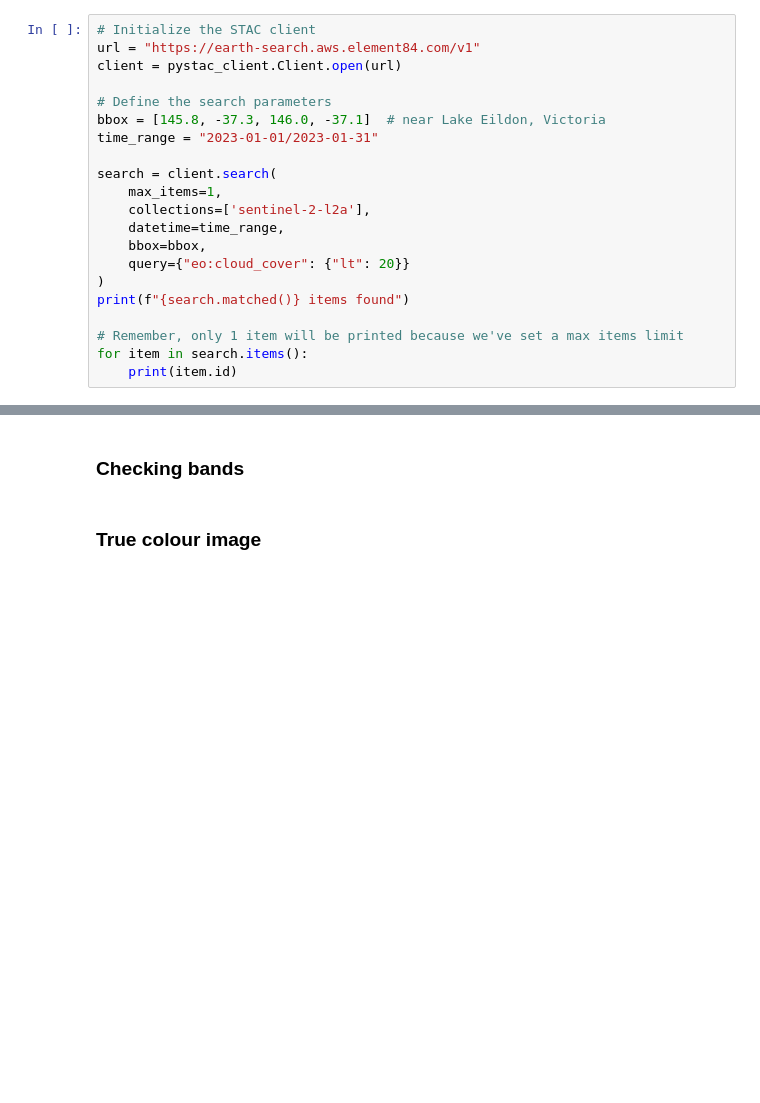
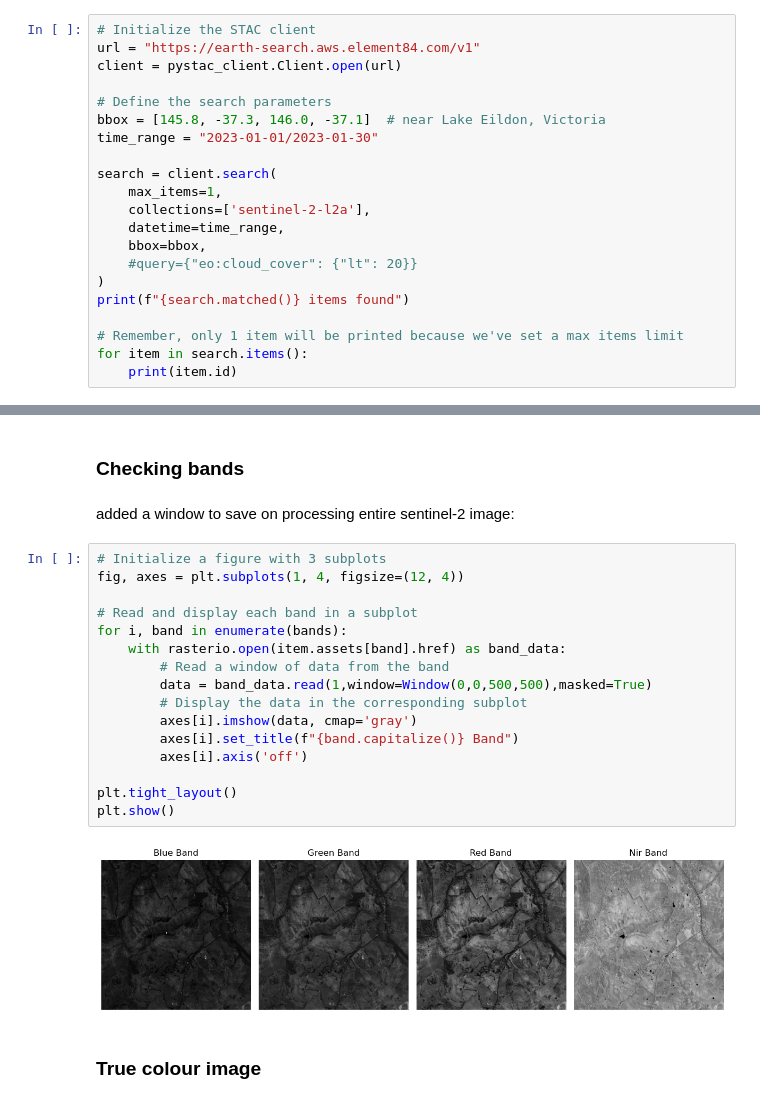
Before and after one commit to Sensand-AI/data-notebooks, a Jupyter notebook: notebooks/evergreen-resources/working-with-raster-data.ipynb, the cells around one changed output, grey strips where cells are left out. Saved outputs shown, nothing was run; the diff lists cells and outputs as text; blank space fills up the shorter version.

```diff
--- a/notebooks/evergreen-resources/working-with-raster-data.ipynb
+++ b/notebooks/evergreen-resources/working-with-raster-data.ipynb
@@ -30,14 +36,14 @@ client = pystac_client.Client.open(url)
 
 # Define the search parameters
 bbox = [145.8, -37.3, 146.0, -37.1]  # near Lake Eildon, Victoria
-time_range = "2023-01-01/2023-01-31"
+time_range = "2023-01-01/2023-01-30"
 
 search = client.search(
     max_items=1,
     collections=['sentinel-2-l2a'],
     datetime=time_range,
     bbox=bbox,
-    query={"eo:cloud_cover": {"lt": 20}}
+    #query={"eo:cloud_cover": {"lt": 20}}
 )
 print(f"{search.matched()} items found")
 
@@ -79,4 +101,24 @@ bands = ['blue','green','red','nir']
 # %% [markdown]
 ### Checking bands
+# %% [markdown]
+added a window to save on processing entire sentinel-2 image:
+# %%
+# Initialize a figure with 3 subplots
+fig, axes = plt.subplots(1, 4, figsize=(12, 4))
+
+# Read and display each band in a subplot
+for i, band in enumerate(bands):
+    with rasterio.open(item.assets[band].href) as band_data:
+        # Read a window of data from the band
+        data = band_data.read(1,window=Window(0,0,500,500),masked=True)
+        # Display the data in the corresponding subplot
+        axes[i].imshow(data, cmap='gray')
+        axes[i].set_title(f"{band.capitalize()} Band")
+        axes[i].axis('off')
+
+plt.tight_layout()
+plt.show()
+# %% [output]
+[figure, added]
 # %% [markdown]
 ### True colour image
```
Also changed, not shown: parts of 8 cells of this notebook, 3 other files.
